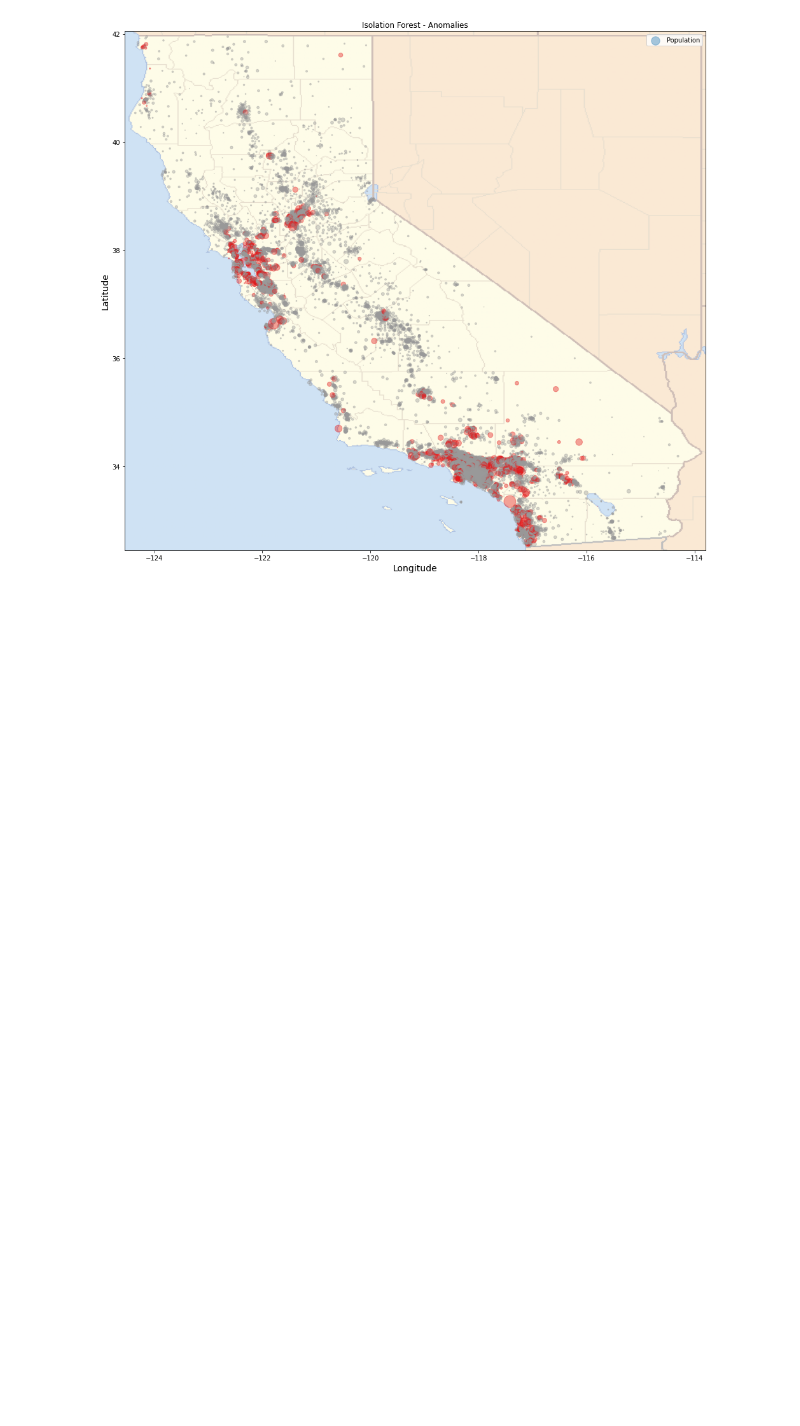
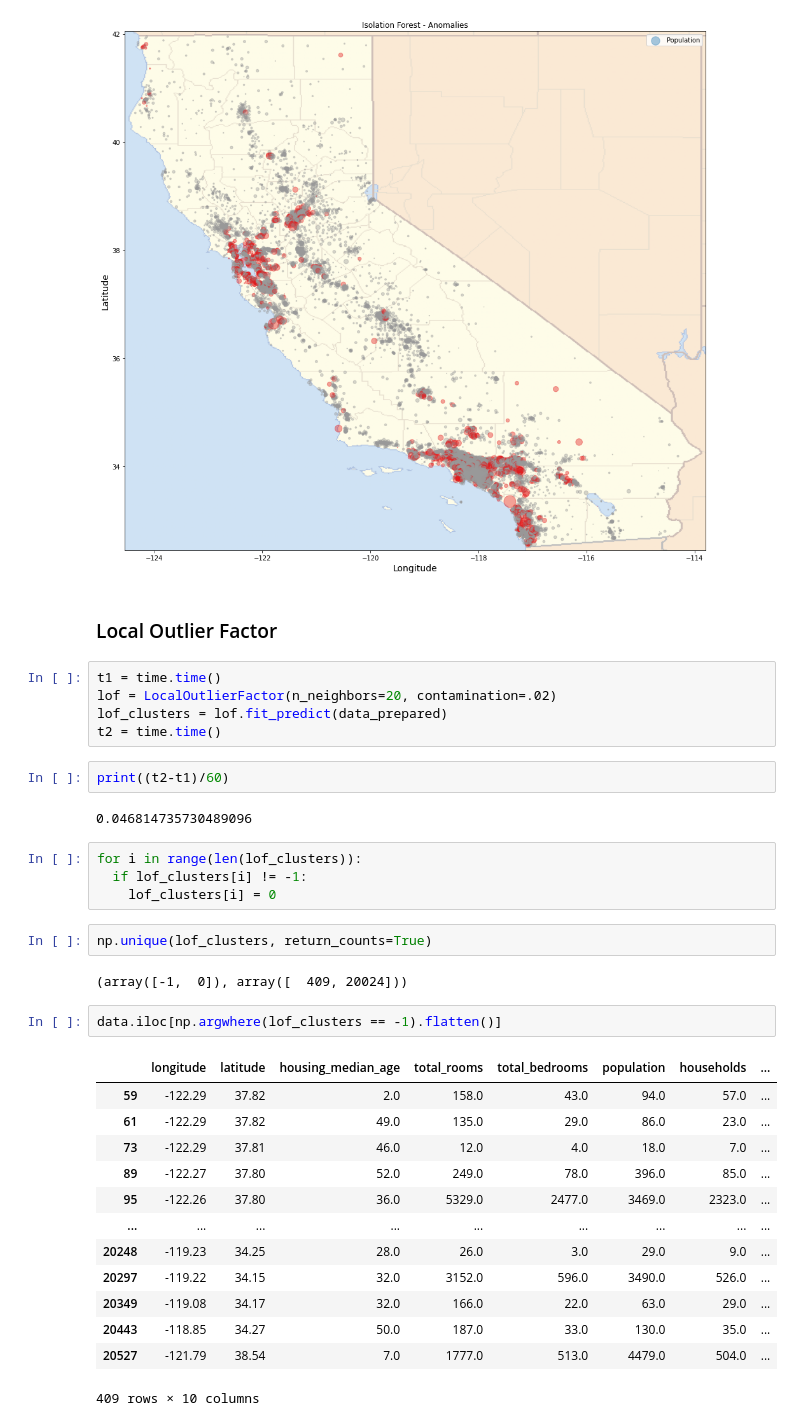
Before and after one commit to mo-amininasab/california_housing_AD, a Jupyter notebook: California_housing_anomaly_detection.ipynb, the cells around one changed output. Saved outputs shown, nothing was run; the diff lists cells and outputs as text; blank space fills up the shorter version.

```diff
--- a/California_housing_anomaly_detection.ipynb
+++ b/California_housing_anomaly_detection.ipynb
@@ -323,3 +322,38 @@ data.iloc[np.argwhere(ifor_clusters == -1).flatten()]
 plot_anomalies(ifor_clusters, 'Isolation Forest - Anomalies')
 # %% [output]
 [figure]
+# %% [markdown]
+### Local Outlier Factor
+# %%
+t1 = time.time()
+lof = LocalOutlierFactor(n_neighbors=20, contamination=.02)
+lof_clusters = lof.fit_predict(data_prepared)
+t2 = time.time()
+# %%
+print((t2-t1)/60)
+# %% [output]
+0.046814735730489096
+# %%
+for i in range(len(lof_clusters)):
+  if lof_clusters[i] != -1:
+    lof_clusters[i] = 0
+# %%
+np.unique(lof_clusters, return_counts=True)
+# %% [output]
+(array([-1,  0]), array([  409, 20024]))
+# %%
+data.iloc[np.argwhere(lof_clusters == -1).flatten()]
+# %% [output]
+|  | longitude | latitude | housing_median_age | total_rooms | total_bedrooms | population | households | ... |
+| 59 | -122.29 | 37.82 | 2.0 | 158.0 | 43.0 | 94.0 | 57.0 | ... |
+| 61 | -122.29 | 37.82 | 49.0 | 135.0 | 29.0 | 86.0 | 23.0 | ... |
+| 73 | -122.29 | 37.81 | 46.0 | 12.0 | 4.0 | 18.0 | 7.0 | ... |
+| 89 | -122.27 | 37.80 | 52.0 | 249.0 | 78.0 | 396.0 | 85.0 | ... |
+| 95 | -122.26 | 37.80 | 36.0 | 5329.0 | 2477.0 | 3469.0 | 2323.0 | ... |
+| ... | ... | ... | ... | ... | ... | ... | ... | ... |
+| 20248 | -119.23 | 34.25 | 28.0 | 26.0 | 3.0 | 29.0 | 9.0 | ... |
+| 20297 | -119.22 | 34.15 | 32.0 | 3152.0 | 596.0 | 3490.0 | 526.0 | ... |
+| 20349 | -119.08 | 34.17 | 32.0 | 166.0 | 22.0 | 63.0 | 29.0 | ... |
+| 20443 | -118.85 | 34.27 | 50.0 | 187.0 | 33.0 | 130.0 | 35.0 | ... |
+| 20527 | -121.79 | 38.54 | 7.0 | 1777.0 | 513.0 | 4479.0 | 504.0 | ... |
+409 rows × 10 columns
```
Also changed, not shown: parts of 2 cells of this notebook.
